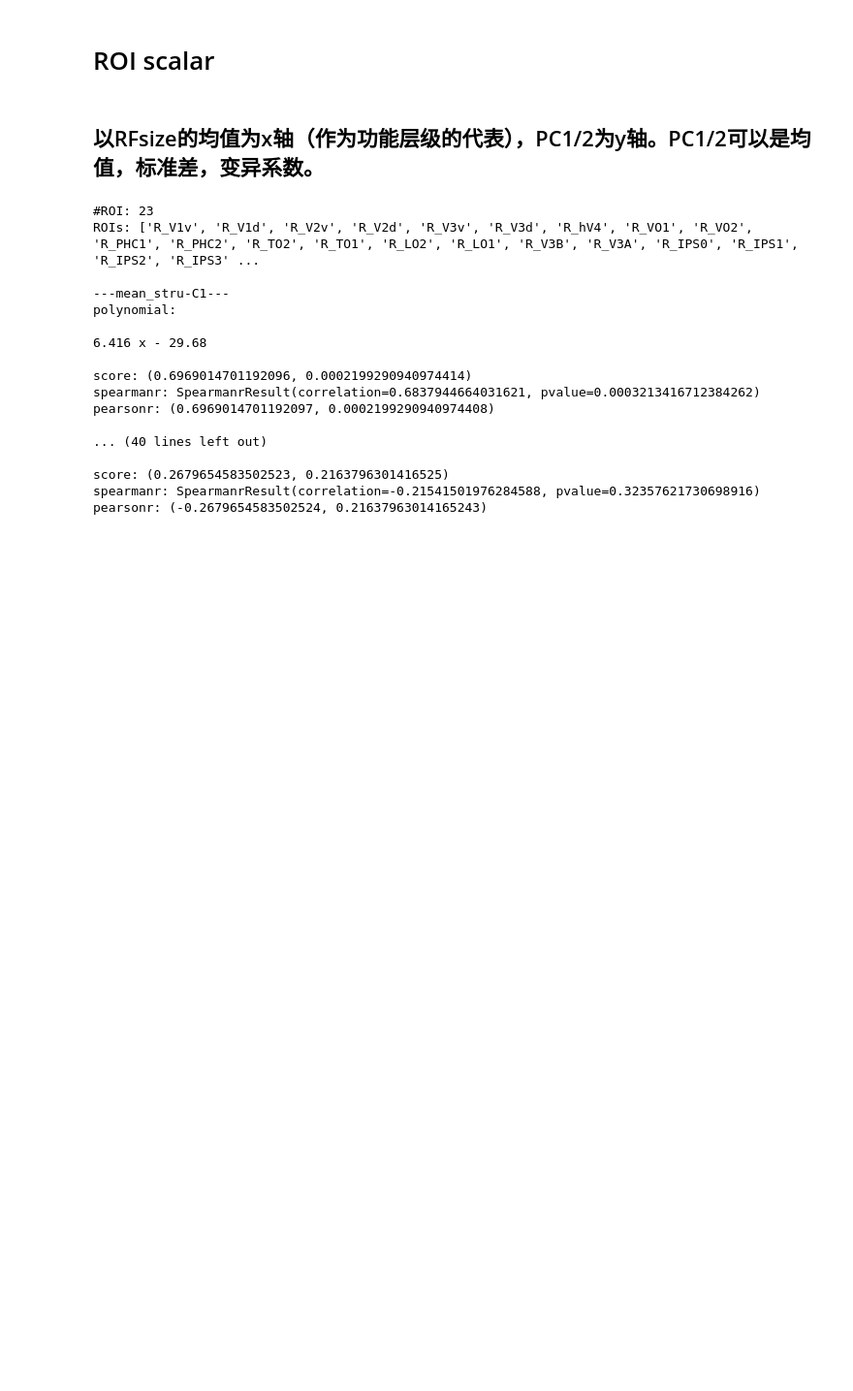
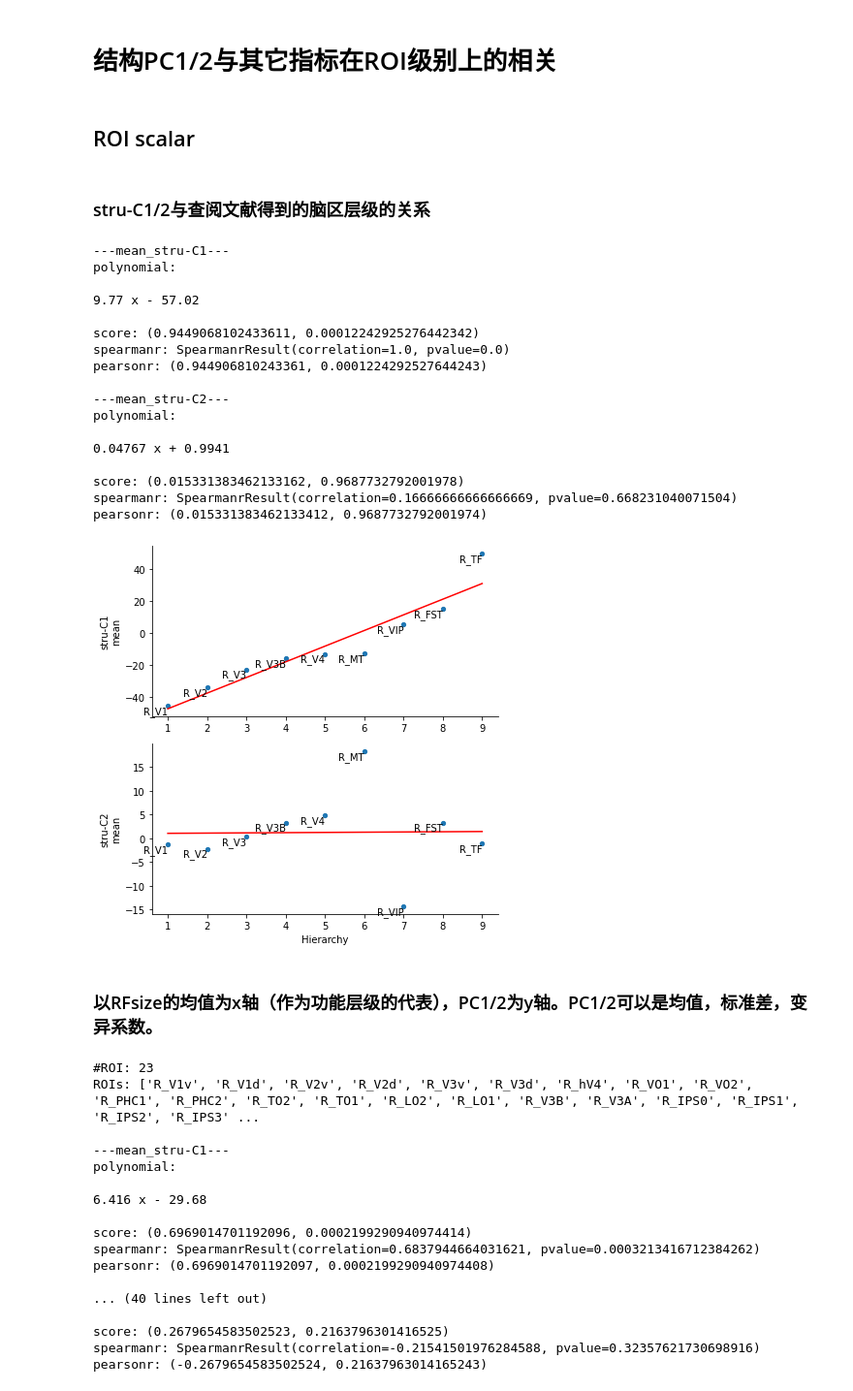
Before and after one commit to BNUCNL/nibrain, a Jupyter notebook: cxy_visual_dev/scripts/plot_scatter.ipynb, the cells around one changed output. Shown at 97% size. Drawn from its saved outputs; the diff is of its cells as text; code cells hidden in the pictures; blank space fills up the shorter version.

Commit message:
cxy_visual_dev: PC12-corr-hierarchy

```diff
--- a/cxy_visual_dev/scripts/plot_scatter.ipynb
+++ b/cxy_visual_dev/scripts/plot_scatter.ipynb
@@ -21,10 +21,75 @@ anal_dir = pjoin(proj_dir, 'analysis')
 work_dir = pjoin(anal_dir, 'plot/scatter')
 if not os.path.isdir(work_dir):
     os.makedirs(work_dir)
+# %% [markdown]
+# 结构PC1/2与其它指标在ROI级别上的相关
 # %% [markdown]
-# ROI scalar
+## ROI scalar
+# %% [markdown]
+### stru-C1/2与查阅文献得到的脑区层级的关系
+# %%
+figsize = (6, 6)
+pc_names = ['stru-C1', 'stru-C2']
+metrics = ['mean']
+rois = [f'R_{i}' for i in get_rois('Hierarchy1')]
+fpath = pjoin(anal_dir, 'ROI_scalar/ROI_scalar1_MMP-vis3-R.csv')
+out_file = pjoin(work_dir, 'PC12-corr-hierarchy.jpg')
+# out_file = 'show'
+
+n_pc = len(pc_names)
+n_metric = len(metrics)
+df = pd.read_csv(fpath, index_col=0)
+
+fig, axes = plt.subplots(n_pc, n_metric, figsize=figsize)
+x = np.arange(1, len(rois)+1)
+xlabel = 'Hierarchy'
+for pc_idx, pc_name in enumerate(pc_names):
+    for metric_idx, metric in enumerate(metrics):
+        # ax = axes[pc_idx, metric_idx]
+        ax = axes[pc_idx]
+        idx = f'{metric}_{pc_name}'
+        y = df.loc[idx, rois].values
+        print(f'\n---{idx}---')
+        plot_polyfit(x, y, 1, color='r', s=18, ax=ax)
+        print('spearmanr:', spearmanr(x, y))
+        print('pearsonr:', pearsonr(x, y))
+        if pc_idx == (n_pc - 1):
+            ax.set_xlabel(xlabel)
+        if metric_idx == 0:
+            ax.set_ylabel(f'{pc_name}\n{metric}')
+        else:
+            ax.set_ylabel(metric)
+        for j, i, roi in zip(x, y, rois):
+            ax.text(j, i, roi, horizontalalignment='right', verticalalignment='top')
+        ax.spines['top'].set_visible(False)
+        ax.spines['right'].set_visible(False)
+
+fig.tight_layout()
+if out_file == 'show':
+    fig.show()
+else:
+    fig.savefig(out_file)
+# %% [output]
+---mean_stru-C1---
+polynomial:
+
+9.77 x - 57.02
+
+score: (0.9449068102433611, 0.00012242925276442342)
+spearmanr: SpearmanrResult(correlation=1.0, pvalue=0.0)
+pearsonr: (0.944906810243361, 0.0001224292527644243)
+
+---mean_stru-C2---
+polynomial:
+
+0.04767 x + 0.9941
+
+score: (0.015331383462133162, 0.9687732792001978)
+spearmanr: SpearmanrResult(correlation=0.16666666666666669, pvalue=0.668231040071504)
+pearsonr: (0.015331383462133412, 0.9687732792001974)
+[figure, added]
 # %% [markdown]
-## 以RFsize的均值为x轴（作为功能层级的代表），PC1/2为y轴。PC1/2可以是均值，标准差，变异系数。
+### 以RFsize的均值为x轴（作为功能层级的代表），PC1/2为y轴。PC1/2可以是均值，标准差，变异系数。
 # %%
 # rois = 'all'
 # R2_limit = False
```
Also changed, not shown: parts of 1 cell of this notebook, 1 other file.
